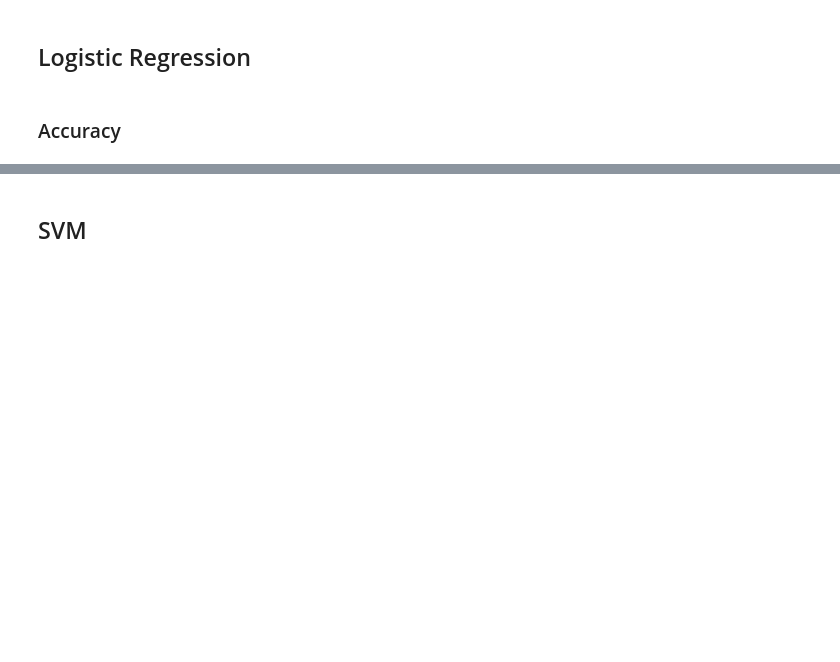
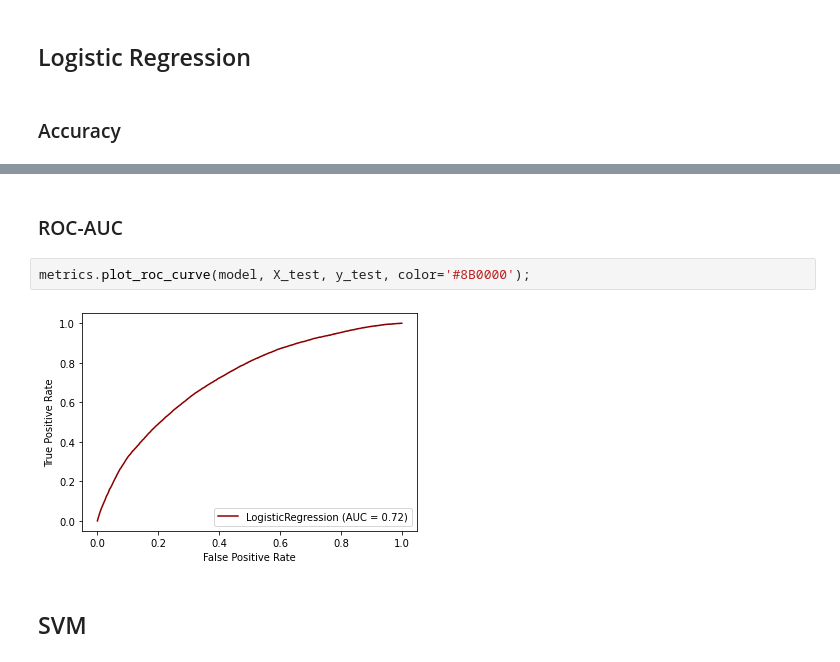
Before and after one commit to jlopezgaldon/lending_club, a Jupyter notebook: notebooks/10_TESTING_ACCURACY.ipynb, the cells around one changed output, grey strips where cells are left out. Cells and saved outputs as stored; diff of their text form; blank space fills up the shorter version.

```diff
--- a/notebooks/10_TESTING_ACCURACY.ipynb
+++ b/notebooks/10_TESTING_ACCURACY.ipynb
@@ -59,3 +62,9 @@ print(result)
+# %% [markdown]
+### ROC-AUC
+# %%
+metrics.plot_roc_curve(model, X_test, y_test, color='#8B0000');
+# %% [output]
+[figure, added]
 # %% [markdown]
 ## SVM
 # %% [markdown]
```
Also changed, not shown: parts of 13 cells of this notebook, 12 other files.
